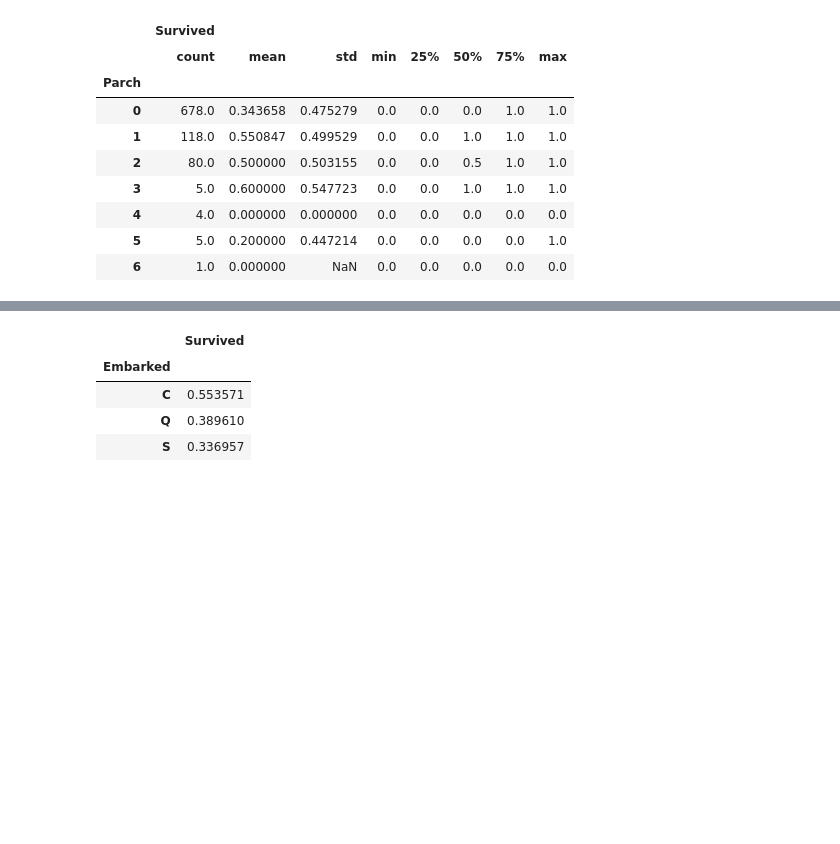
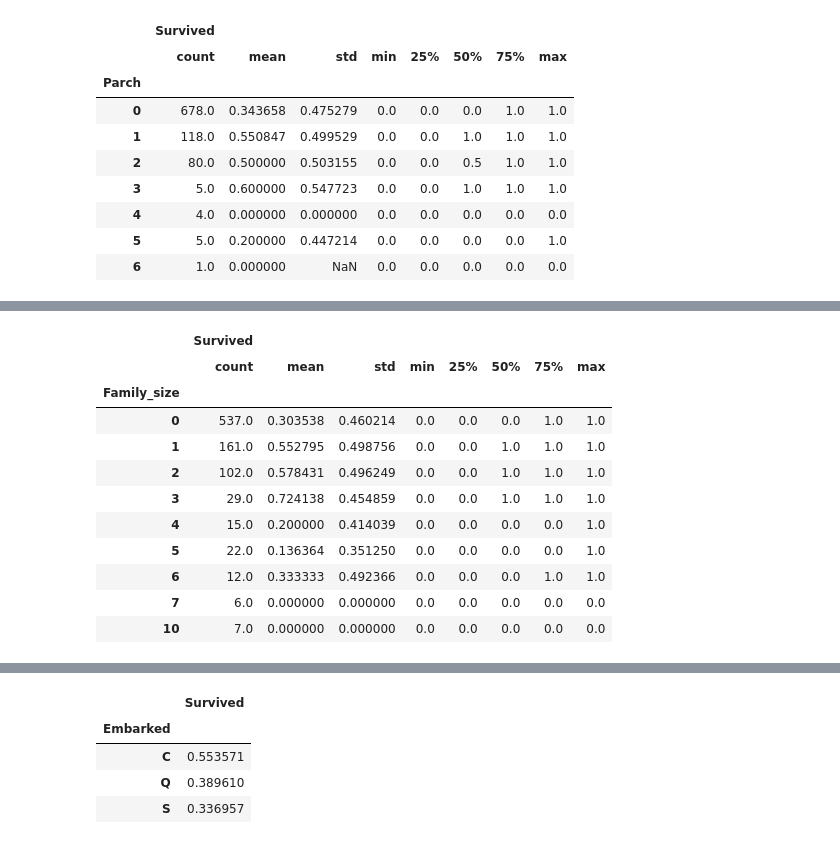
Before and after one commit to EUN-GYUL/ml_study_2023_Q1, a Jupyter notebook: titanic.ipynb, the cells around one changed output, grey strips where cells are left out. Drawn from its saved outputs; the diff is of its cells as text; code cells hidden in the pictures; blank space fills up the shorter version.

```diff
--- a/titanic.ipynb
+++ b/titanic.ipynb
@@ -172,2 +188,17 @@ data[['Survived','Parch'] ].groupby(['Parch']).describe()
+# %%
+data[['Survived','Family_size'] ].groupby(['Family_size']).describe()
+# %% [output]
+|  | Survived |  |  |  |  |  |  |  |
+|  | count | mean | std | min | 25% | 50% | 75% | max |
+| Family_size |  |  |  |  |  |  |  |  |
+| 0 | 537.0 | 0.303538 | 0.460214 | 0.0 | 0.0 | 0.0 | 1.0 | 1.0 |
+| 1 | 161.0 | 0.552795 | 0.498756 | 0.0 | 0.0 | 1.0 | 1.0 | 1.0 |
+| 2 | 102.0 | 0.578431 | 0.496249 | 0.0 | 0.0 | 1.0 | 1.0 | 1.0 |
+| 3 | 29.0 | 0.724138 | 0.454859 | 0.0 | 0.0 | 1.0 | 1.0 | 1.0 |
+| 4 | 15.0 | 0.200000 | 0.414039 | 0.0 | 0.0 | 0.0 | 0.0 | 1.0 |
+| 5 | 22.0 | 0.136364 | 0.351250 | 0.0 | 0.0 | 0.0 | 0.0 | 1.0 |
+| 6 | 12.0 | 0.333333 | 0.492366 | 0.0 | 0.0 | 0.0 | 1.0 | 1.0 |
+| 7 | 6.0 | 0.000000 | 0.000000 | 0.0 | 0.0 | 0.0 | 0.0 | 0.0 |
+| 10 | 7.0 | 0.000000 | 0.000000 | 0.0 | 0.0 | 0.0 | 0.0 | 0.0 |
 # %%
 fig, ax = plt.subplots(1,1,figsize=(12,8))
```
Also changed, not shown: parts of 24 cells of this notebook.
